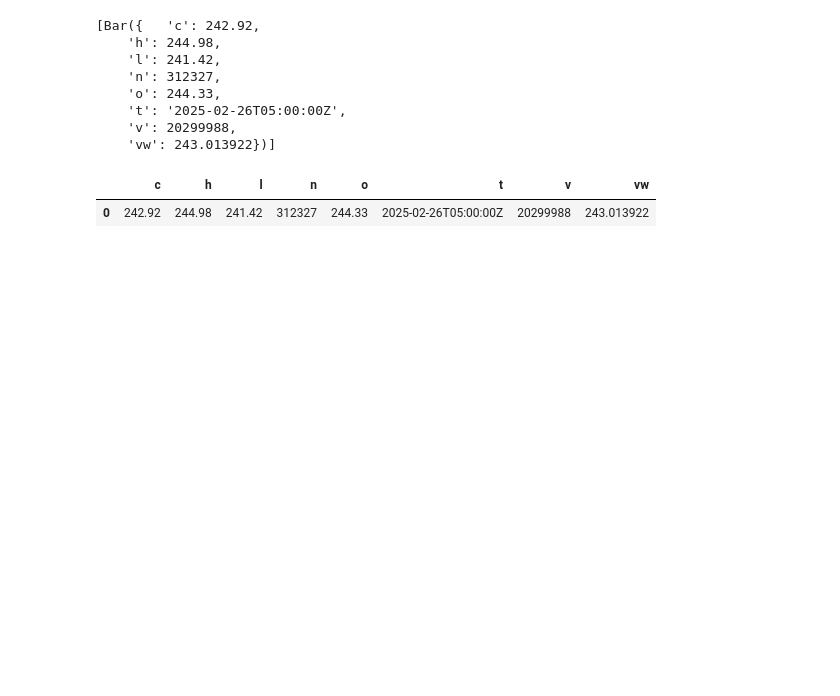
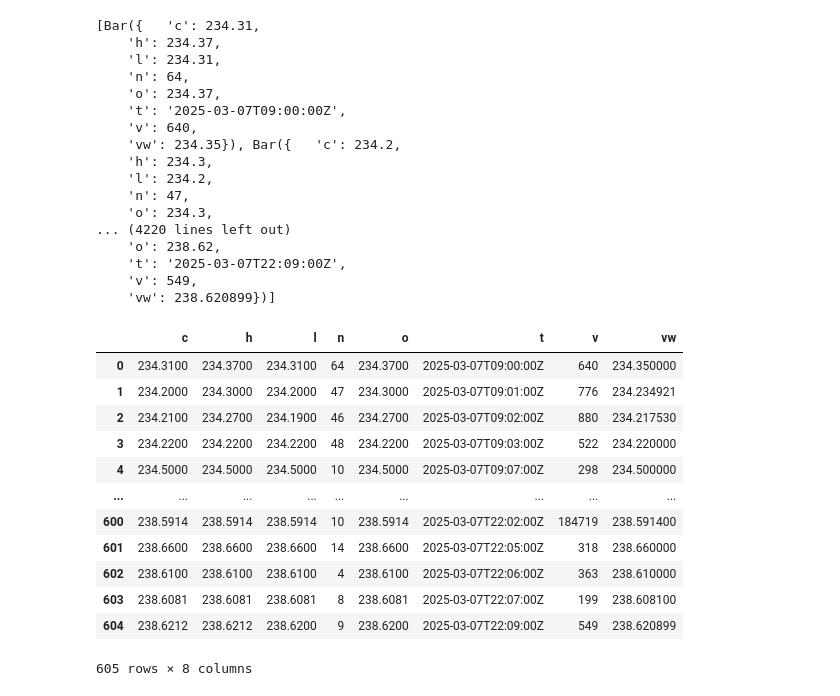
Before and after one commit to Olivestam/trading-bot, a Jupyter notebook: testing.ipynb, the cells around one changed output. Saved outputs shown, nothing was run; the diff lists cells and outputs as text; code cells hidden in the pictures; blank space fills up the shorter version.

```diff
--- a/testing.ipynb
+++ b/testing.ipynb
@@ -50,19 +100,39 @@ assets = trading_client.get_all_assets(search_params)
 # %%
 import pandas as pd
 
-barset = alpaca.get_bars("AAPL", TimeFrame.Day, limit=5)
+barset = alpaca.get_bars("AAPL", TimeFrame.Minute)
 print(barset)
 df = pd.DataFrame([bar.__dict__['_raw'] for bar in barset])
 
 display(df)
 # %% [output]
-[Bar({   'c': 242.92,
-    'h': 244.98,
-    'l': 241.42,
-    'n': 312327,
-    'o': 244.33,
-    't': '2025-02-26T05:00:00Z',
-    'v': 20299988,
-    'vw': 243.013922})]
+[Bar({   'c': 234.31,
+    'h': 234.37,
+    'l': 234.31,
+    'n': 64,
+    'o': 234.37,
+    't': '2025-03-07T09:00:00Z',
+    'v': 640,
+    'vw': 234.35}), Bar({   'c': 234.2,
+    'h': 234.3,
+    'l': 234.2,
+    'n': 47,
+    'o': 234.3,
+... (4220 lines left out)
+    'o': 238.62,
+    't': '2025-03-07T22:09:00Z',
+    'v': 549,
+    'vw': 238.620899})]
 |  | c | h | l | n | o | t | v | vw |
-| 0 | 242.92 | 244.98 | 241.42 | 312327 | 244.33 | 2025-02-26T05:00:00Z | 20299988 | 243.013922 |
+| 0 | 234.3100 | 234.3700 | 234.3100 | 64 | 234.3700 | 2025-03-07T09:00:00Z | 640 | 234.350000 |
+| 1 | 234.2000 | 234.3000 | 234.2000 | 47 | 234.3000 | 2025-03-07T09:01:00Z | 776 | 234.234921 |
+| 2 | 234.2100 | 234.2700 | 234.1900 | 46 | 234.2700 | 2025-03-07T09:02:00Z | 880 | 234.217530 |
+| 3 | 234.2200 | 234.2200 | 234.2200 | 48 | 234.2200 | 2025-03-07T09:03:00Z | 522 | 234.220000 |
+| 4 | 234.5000 | 234.5000 | 234.5000 | 10 | 234.5000 | 2025-03-07T09:07:00Z | 298 | 234.500000 |
+| ... | ... | ... | ... | ... | ... | ... | ... | ... |
+| 600 | 238.5914 | 238.5914 | 238.5914 | 10 | 238.5914 | 2025-03-07T22:02:00Z | 184719 | 238.591400 |
+| 601 | 238.6600 | 238.6600 | 238.6600 | 14 | 238.6600 | 2025-03-07T22:05:00Z | 318 | 238.660000 |
+| 602 | 238.6100 | 238.6100 | 238.6100 | 4 | 238.6100 | 2025-03-07T22:06:00Z | 363 | 238.610000 |
+| 603 | 238.6081 | 238.6081 | 238.6081 | 8 | 238.6081 | 2025-03-07T22:07:00Z | 199 | 238.608100 |
+| 604 | 238.6212 | 238.6212 | 238.6200 | 9 | 238.6200 | 2025-03-07T22:09:00Z | 549 | 238.620899 |
+605 rows × 8 columns
```
Also changed, not shown: parts of 4 cells of this notebook.
